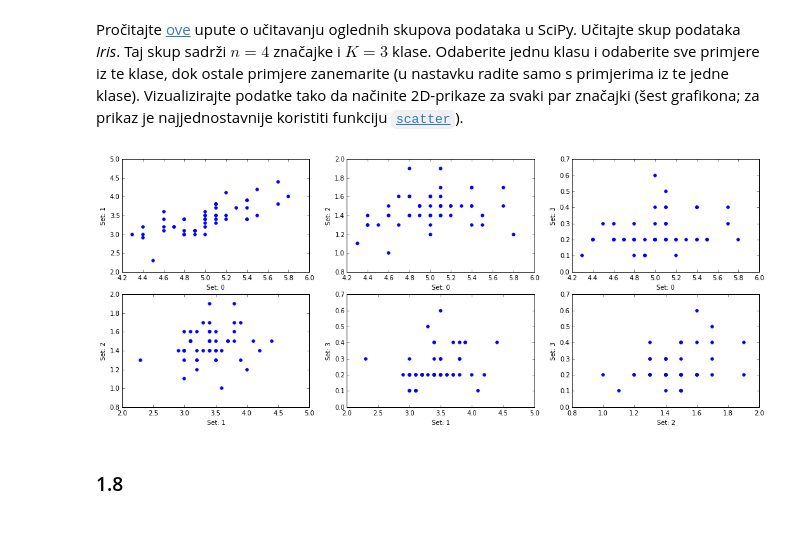
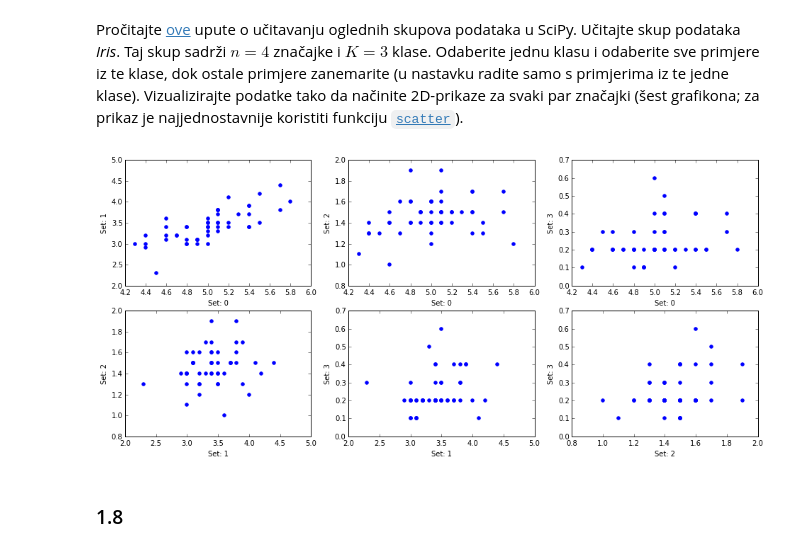
Before and after one commit to antifriz/sedmestar, a Jupyter notebook: su/lab2/SU-2015-LAB1.ipynb, the cells around one changed output. Drawn from its saved outputs; the diff is of its cells as text; code cells hidden in the pictures.

```diff
--- a/su/lab2/SU-2015-LAB1.ipynb
+++ b/su/lab2/SU-2015-LAB1.ipynb
@@ -107,20 +107,20 @@ Pročitajte [ove](http://scikit-learn.org/stable/datasets/) upute o učitavanju
 # %%
 from sklearn import datasets
 iris = datasets.load_iris()
 iris.data = iris.data[iris.target == 0]
 
-fig = plt.figure(figsize=(18,7))
+fig = plt.figure(figsize=(16,7))
 
 k = 1
 for i in xrange(3):
     for j in xrange(i+1, 4):
         splt = fig.add_subplot(2,3,k)
         splt.scatter(iris.data[:, i], iris.data[:, j], marker='o', color='b')
         splt.set_xlabel("Set: "+str(i))
         splt.set_ylabel("Set: "+str(j))
         k += 1
 # %% [output]
-[figure, old version]
+[figure, new version]
 # %% [markdown]
 
 ### 1.8
```
Also changed, not shown: parts of 3 cells of this notebook.
